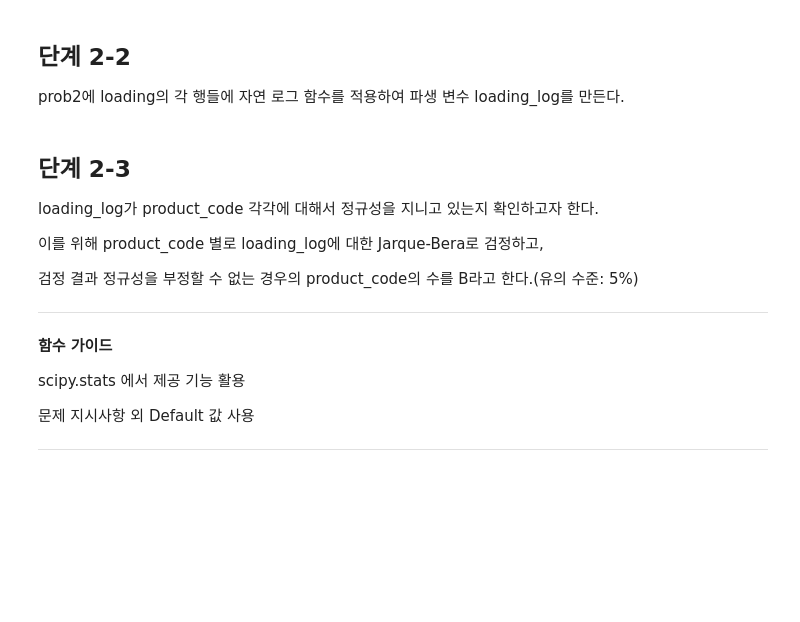
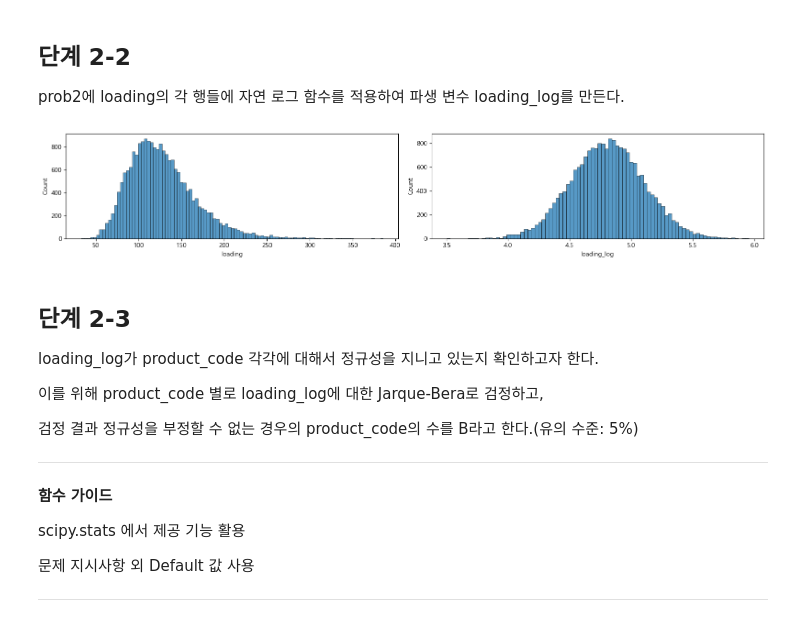
Before and after one commit to sunkusun9/DS_lv3_2408, a Jupyter notebook: sec_ds_lv3_prob1_prob.ipynb, the cells around one changed output. Drawn from its saved outputs; the diff is of its cells as text; code cells hidden in the pictures; blank space fills up the shorter version.

```diff
--- a/sec_ds_lv3_prob1_prob.ipynb
+++ b/sec_ds_lv3_prob1_prob.ipynb
@@ -286,0 +286,31 @@ df_basetable[X_imp].isna().sum().to_frame().T
+# %%
+from sklearn.experimental import enable_iterative_imputer
+from sklearn.impute import IterativeImputer
+from sklearn.linear_model import LinearRegression
+
+# 방법 2-2:  groupby ~ apply ~ fit , grouby ~ apply ~ transform
+
+# 결측이 처리됨을 보이기 위해, 다시 데이터를 불러옵니다.
+df_basetable = pd.read_csv('train_prob.csv', index_col=['id'])
+df_basetable[['isna_{}'.format(i) for i in range(3, 18)]] = \
+    df_basetable[['measurement_{}'.format(i) for i in range(3, 18)]].isna()
+df_basetable[['isna_{}'.format(i) for i in range(3, 18)]].sum().rename('na_cnt').to_frame().T
+
+
+X_imp = ['measurement_{}'.format(i) for i in range(3, 10)] + ['measurement_17']
+def create_imp():
+    return IterativeImputer(
+        estimator=LinearRegression(fit_intercept=True),
+        random_state=123
+    )
+# product_code 별로 모델을 **생성**시키고, 모델을 학습시킵니다.
+s_imp = df_basetable.groupby('product_code')[X_imp].apply(
+    lambda x: create_imp().fit(x)
+)
+
+# apply의 lambda x: 에서 넘겨주는 DataFrame의 .name attribute에는 해당 product_code 값이 있습니다.
+# 이를 활용하여 s_imp에 있는 모델을 가져옵니다.
+df_basetable[X_imp] = df_basetable.groupby('product_code')[X_imp].apply(
+    lambda x: pd.DataFrame(s_imp.loc[x.name].transform(x), index=x.index, columns=X_imp)
+)
+df_basetable[X_imp].isna().sum().to_frame().T
@@ -568,6 +622,15 @@ df_prob2.shape
 prob2에 loading의 각 행들에 자연 로그 함수를 적용하여 파생 변수 loading_log를 만든다.
 # %%
 df_prob2['loading_log'] = np.log(df_prob2['loading'])
+# %%
+# log 변환 효과를 히스토그램으로 확인합니다.
+fig, axes = plt.subplots(1, 2, figsize=(16, 3))
+sns.histplot(df_prob2['loading'], ax=axes[0])
+sns.histplot(df_prob2['loading_log'], ax=axes[1]) # 좌측으로 치우친 분포가 대칭형 분포에 가깝게 변환됐습니다.
+plt.tight_layout()
+plt.show()
+# %% [output]
+[figure, added]
 # %% [markdown]
 ## 단계 2-3
 
```
Also changed, not shown: parts of 101 cells of this notebook.
